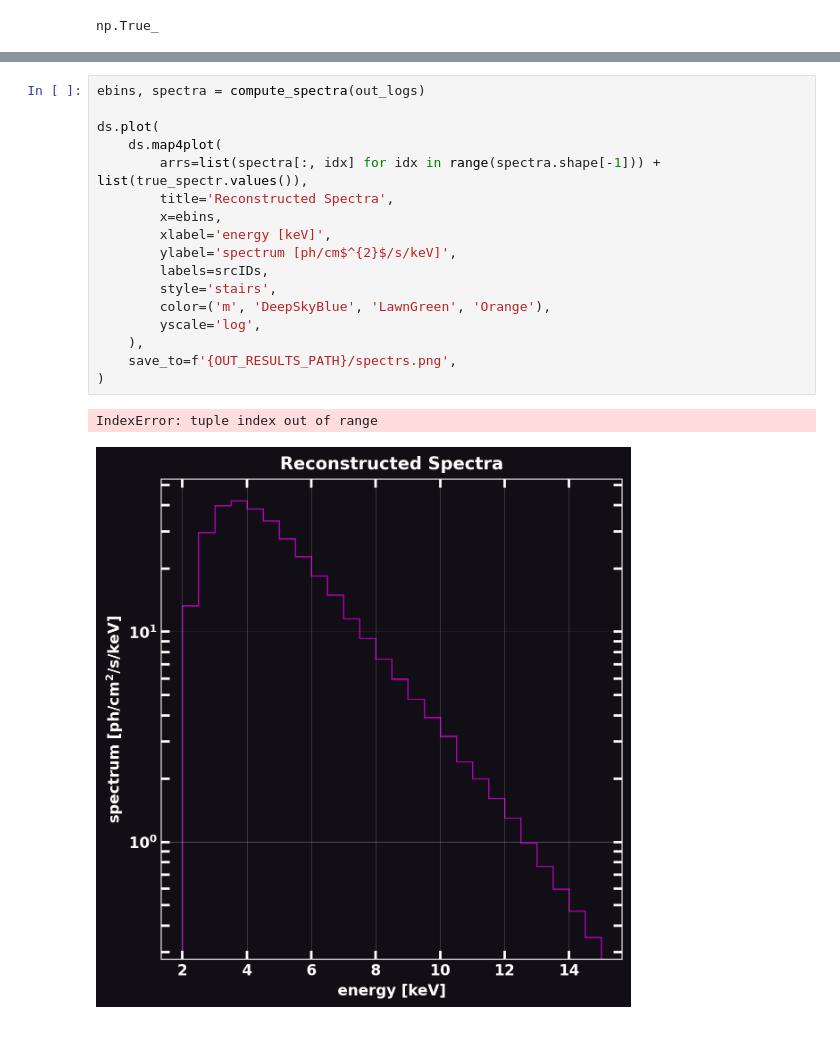
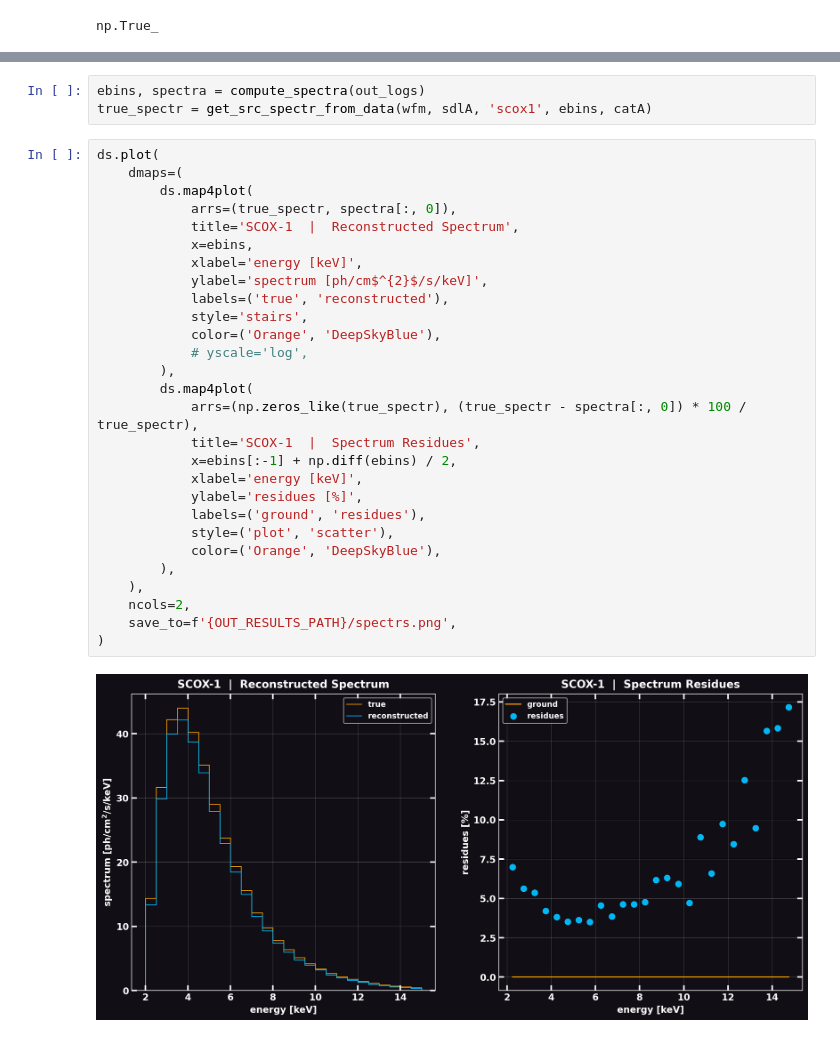
Before and after one commit to EdoardoGiancarli/LearningCodedMasks, a Jupyter notebook: IROS/demo_IROS_spectroscopy.ipynb, the cells around one changed output, grey strips where cells are left out. Saved outputs shown, nothing was run; the diff lists cells and outputs as text.

Commit message:
iros spectroscopy: benchmark w true spectr vals for SCOX-1

```diff
--- a/IROS/demo_IROS_spectroscopy.ipynb
+++ b/IROS/demo_IROS_spectroscopy.ipynb
@@ -468,20 +323,33 @@ true_spectr = gather_src_spectr_from_data(wfm, sdlA, srcIDs, schedule, catA)
+# %%
+ebins, spectra = compute_spectra(out_logs)
+true_spectr = get_src_spectr_from_data(wfm, sdlA, 'scox1', ebins, catA)
 # %%
-ebins, spectra = compute_spectra(out_logs)
-
 ds.plot(
-    ds.map4plot(
-        arrs=list(spectra[:, idx] for idx in range(spectra.shape[-1])) + list(true_spectr.values()),
-        title='Reconstructed Spectra',
-        x=ebins,
-        xlabel='energy [keV]',
-        ylabel='spectrum [ph/cm$^{2}$/s/keV]',
-        labels=srcIDs,
-        style='stairs',
-        color=('m', 'DeepSkyBlue', 'LawnGreen', 'Orange'),
-        yscale='log',
+    dmaps=(
+        ds.map4plot(
+            arrs=(true_spectr, spectra[:, 0]),
+            title='SCOX-1  |  Reconstructed Spectrum',
+            x=ebins,
+            xlabel='energy [keV]',
+            ylabel='spectrum [ph/cm$^{2}$/s/keV]',
+            labels=('true', 'reconstructed'),
+            style='stairs',
+            color=('Orange', 'DeepSkyBlue'),
+            # yscale='log',
+        ),
+        ds.map4plot(
+            arrs=(np.zeros_like(true_spectr), (true_spectr - spectra[:, 0]) * 100 / true_spectr),
+            title='SCOX-1  |  Spectrum Residues',
+            x=ebins[:-1] + np.diff(ebins) / 2,
+            xlabel='energy [keV]',
+            ylabel='residues [%]',
+            labels=('ground', 'residues'),
+            style=('plot', 'scatter'),
+            color=('Orange', 'DeepSkyBlue'),
+        ),
     ),
+    ncols=2,
     save_to=f'{OUT_RESULTS_PATH}/spectrs.png',
 )
 # %% [output]
-IndexError: tuple index out of range
-[figure, old version]
+[figure, new version]
```
Also changed, not shown: parts of 6 cells of this notebook.
